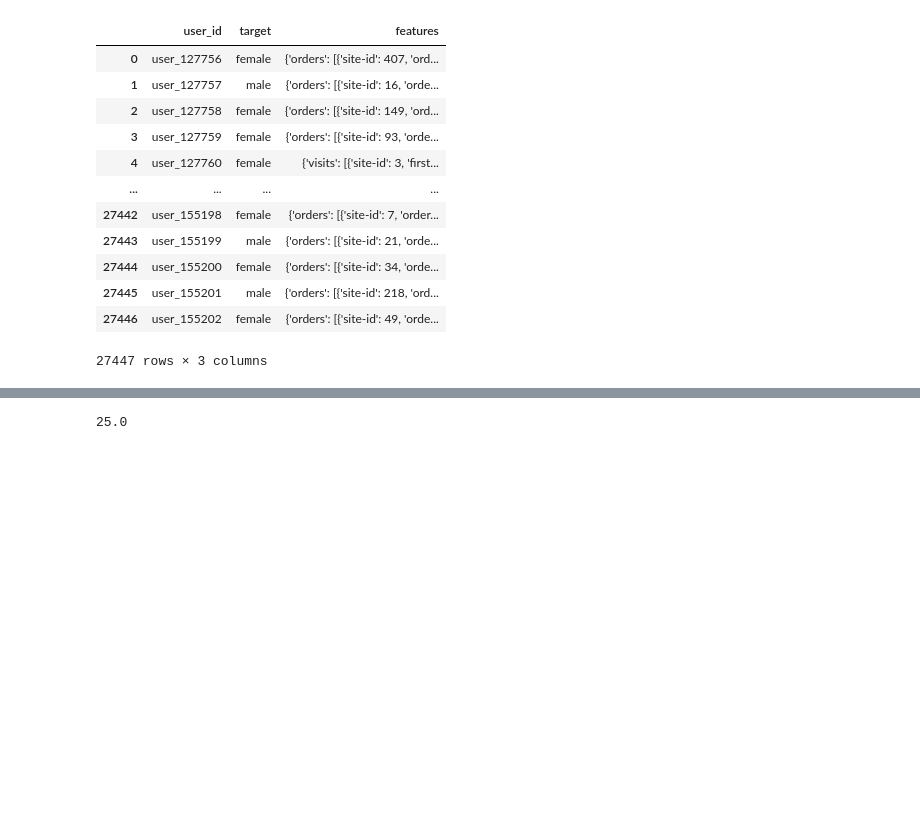
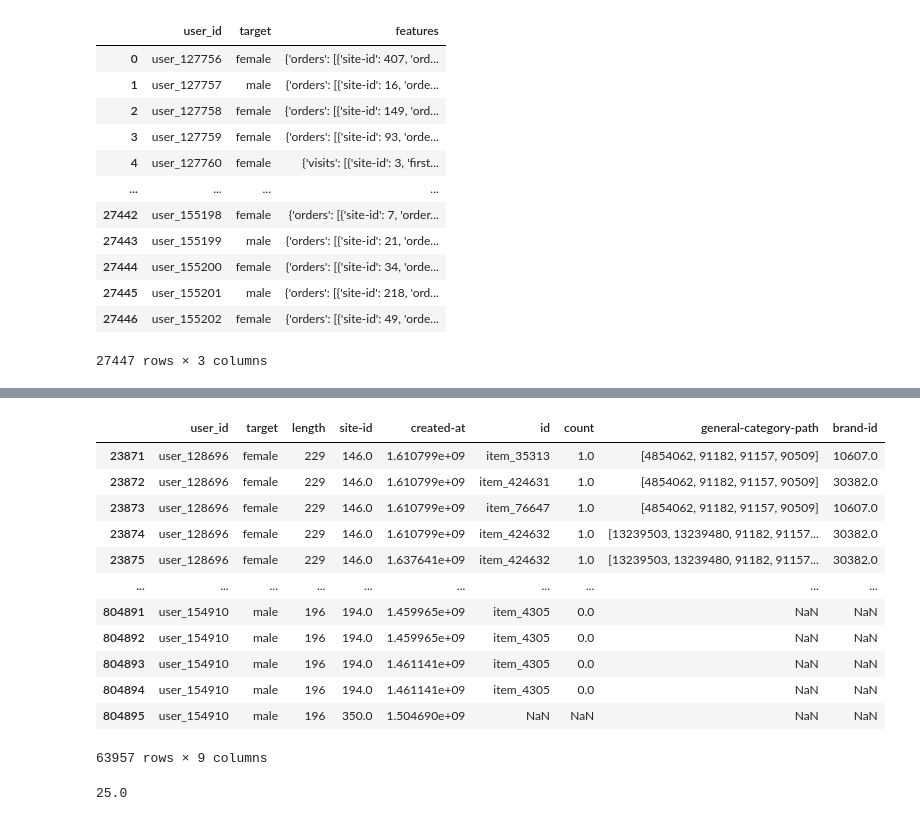
Before and after one commit to YurezSml/Hakaton2023, a Jupyter notebook: Val_preparing_orders.ipynb, the cells around one changed output, grey strips where cells are left out. Saved outputs shown, nothing was run; the diff lists cells and outputs as text; code cells hidden in the pictures; blank space fills up the shorter version.

```diff
--- a/Val_preparing_orders.ipynb
+++ b/Val_preparing_orders.ipynb
@@ -55,9 +80,37 @@ def explode_column(df, level_labels):
         df = df.join(pd.json_normalize(df[level+'_old'])).drop(level+'_old', axis='columns')
     return df
 
+
+def remove_outliers(df):
+    Q1 = df['length'].quantile(0.25)
+    Q3 = df['length'].quantile(0.75)
+    IQR = Q3 - Q1
+    lower_bound = Q1 - 1.2 * IQR
+    upper_bound = Q3 + 1.2 * IQR
+    return df[(df['length'] <= upper_bound)]
+
+def with_outliers(df):
+    Q1 = df['length'].quantile(0.25)
+    Q3 = df['length'].quantile(0.75)
+    IQR = Q3 - Q1
+    lower_bound = Q1 - 1.2 * IQR
+    upper_bound = Q3 + 1.2 * IQR
+    return df[(df['length'] > upper_bound)]
+
 # Применяем первую часть кода к исходному DataFrame
 df_filtered = process_dataframe(df)
+'''
+ #Применяем функцию для каждой группы в 'target'
+df_filtered = df_filtered.groupby('target', group_keys=False).apply(remove_outliers)
 
+# Сбрасываем индексы, чтобы получить DataFrame аналогичный исходному
+df_filtered = df_filtered.reset_index(drop=True)
+'''
+# Применяем функцию для каждой группы в 'target'
+#df_filtered_out = df_filtered.groupby('target', group_keys=False).apply(with_outliers)
+# Сбрасываем индексы, чтобы получить DataFrame аналогичный исходному
+#df_filtered_out = df_filtered_out.reset_index(drop=True)
+#df_filtered_out = with_outliers(df_filtered)
 # Выбираем нужные столбцы для df_orders
 df_orders = df_filtered[['user_id', 'target', 'orders', 'length']].copy()
 
@@ -67,5 +120,16 @@ levels_labels = ['orders', 'orders', 'items']
 # Применяем вторую часть кода к df_orders
 df_orders_flat = explode_column(df_orders, levels_labels)
 
+ #(комментим эту часть для получения полного DF)Применяем функцию для каждой группы в 'target'
+df_orders_flat = df_orders_flat.groupby('target', group_keys=False).apply(remove_outliers)
+# Сбрасываем индексы, чтобы получить DataFrame аналогичный исходному
+df_orders_flat = df_orders_flat.reset_index(drop=True)
 
-df_orders_flat
+
+# Применяем вторую часть кода к df_orders
+df_orders_flat_out = explode_column(df_orders, levels_labels)
+
+
+ #Применяем функцию для каждой группы в 'target'
+df_orders_flat_out = df_orders_flat_out.groupby('target', group_keys=False).apply(with_outliers)
+df_orders_flat_out = df_orders_flat_out.reset_index(drop=True)
@@ -86,2 +136,18 @@ df_orders_flat
+# %%
+df_orders_flat_out
+# %% [output]
+|  | user_id | target | length | site-id | created-at | id | count | general-category-path | brand-id |
+| 23871 | user_128696 | female | 229 | 146.0 | 1.610799e+09 | item_35313 | 1.0 | [4854062, 91182, 91157, 90509] | 10607.0 |
+| 23872 | user_128696 | female | 229 | 146.0 | 1.610799e+09 | item_424631 | 1.0 | [4854062, 91182, 91157, 90509] | 30382.0 |
+| 23873 | user_128696 | female | 229 | 146.0 | 1.610799e+09 | item_76647 | 1.0 | [4854062, 91182, 91157, 90509] | 10607.0 |
+| 23874 | user_128696 | female | 229 | 146.0 | 1.610799e+09 | item_424632 | 1.0 | [13239503, 13239480, 91182, 91157... | 30382.0 |
+| 23875 | user_128696 | female | 229 | 146.0 | 1.637641e+09 | item_424632 | 1.0 | [13239503, 13239480, 91182, 91157... | 30382.0 |
+| ... | ... | ... | ... | ... | ... | ... | ... | ... | ... |
+| 804891 | user_154910 | male | 196 | 194.0 | 1.459965e+09 | item_4305 | 0.0 | NaN | NaN |
+| 804892 | user_154910 | male | 196 | 194.0 | 1.459965e+09 | item_4305 | 0.0 | NaN | NaN |
+| 804893 | user_154910 | male | 196 | 194.0 | 1.461141e+09 | item_4305 | 0.0 | NaN | NaN |
+| 804894 | user_154910 | male | 196 | 194.0 | 1.461141e+09 | item_4305 | 0.0 | NaN | NaN |
+| 804895 | user_154910 | male | 196 | 350.0 | 1.504690e+09 | NaN | NaN | NaN | NaN |
+63957 rows × 9 columns
 # %%
 df_orders_flat.to_parquet('/content/drive/MyDrive/Flockery/val_test.parquet')
```
Also changed, not shown: parts of 3 cells of this notebook, 1 other file.
